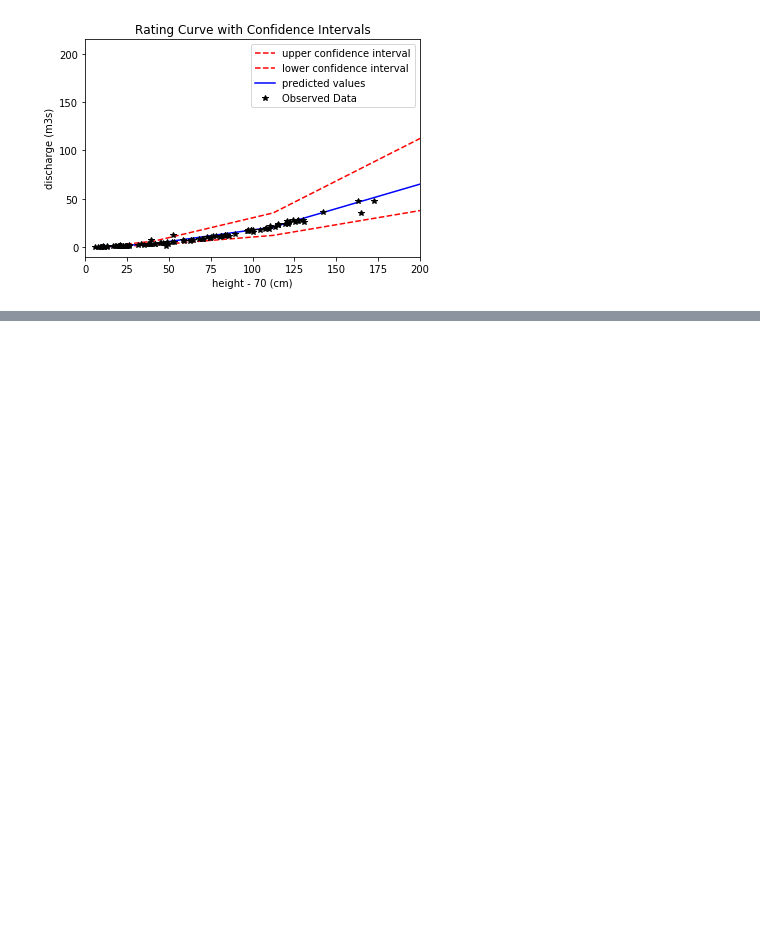
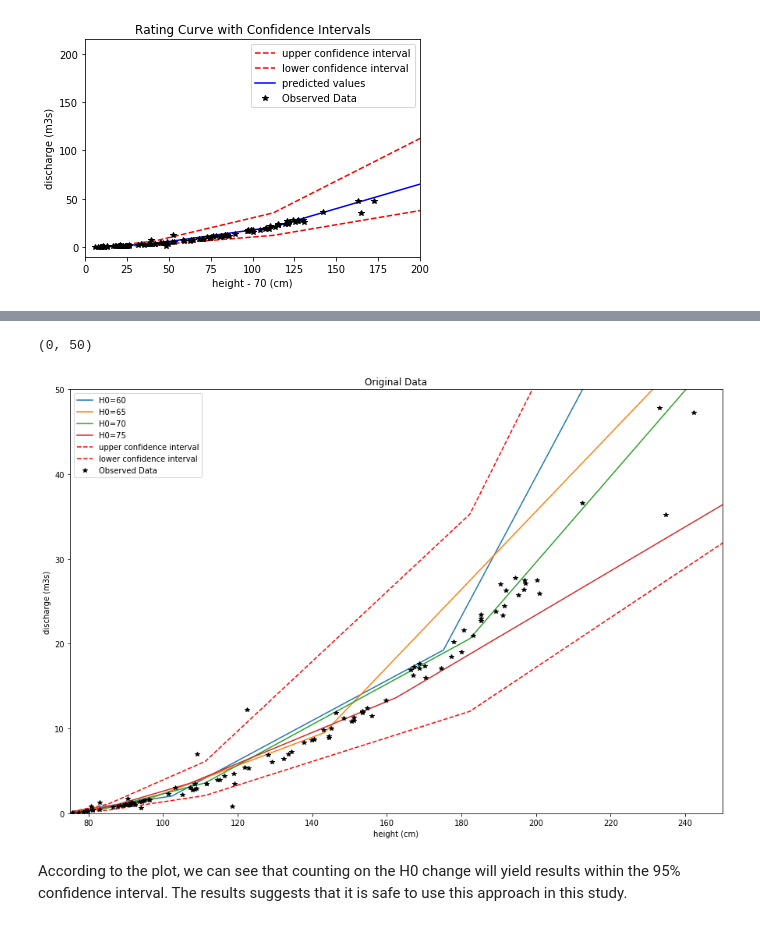
Before and after one commit to AzusaSayuri/UW-Data-analysis, a Jupyter notebook: HW4/Assignment 4 Ximin Hu.ipynb, the cells around one changed output, grey strips where cells are left out. Cells and saved outputs as stored; diff of their text form; code cells hidden in the pictures; blank space fills up the shorter version.

```diff
--- a/HW4/Assignment 4 Ximin Hu.ipynb
+++ b/HW4/Assignment 4 Ximin Hu.ipynb
@@ -475,0 +478,49 @@ plt.xlim(0,200)
+# %%
+def PolyFit(height,discharge,h0):
+    diff = height-h0
+    diff_logs = np.log(diff)
+    Qobs_logs = np.log(discharge)
+    P = np.polyfit(diff_logs, Qobs_logs, 1)
+    Yest = np.polyval(P,diff_logs)
+    x=diff_logs
+    p_x = np.arange(np.min(x),np.max(x)+1,1)
+
+    return P,Yest,p_x
+# %%
+#plot them out
+plt.figure(figsize=(15,10))
+
+
+P60,Yest60,x60=PolyFit(df_t['ms_cm'],df_t['discharge_m3s'],60)
+P65,Yest65,x65=PolyFit(df_t['ms_cm'],df_t['discharge_m3s'],65)
+P70,Yest70,x70=PolyFit(df_t['ms_cm'],df_t['discharge_m3s'],70)
+P75,Yest75,x75=PolyFit(df_t['ms_cm'],df_t['discharge_m3s'],75)
+#P80,Yest80=PolyFit(df_t['ms_cm'],df_t['discharge_m3s'],80)
+
+p_y60 = P60[0]*x60+P60[1]
+p_y65 = P65[0]*x65+P65[1]
+p_y70 = P70[0]*x70+P70[1]
+p_y75 = P75[0]*x75+P75[1]
+
+plt.plot(np.exp(x60)+60,np.exp(p_y60), label='H0=60')
+plt.plot(np.exp(x65)+65,np.exp(p_y65), label='H0=65')
+plt.plot(np.exp(x70)+70,np.exp(p_y70), label='H0=70')
+plt.plot(np.exp(x75)+75,np.exp(p_y75), label='H0=75')
+plt.plot(np.exp(p_x)+70,np.exp(lower),'r--', label='upper confidence interval')
+plt.plot(np.exp(p_x)+70,np.exp(upper),'r--', label='lower confidence interval')
+
+
+plt.plot(df_t['ms_cm'], np.exp(Qobs_logs), 'k*', label='Observed Data')
+
+#plt.plot(diff_logs, Qobs_logs, 'k*', label='Observed Data')
+plt.ylabel('discharge (m3s)')
+plt.xlabel('height (cm)')
+plt.legend(loc='best')
+plt.title('Original Data');
+plt.xlim(75,250)
+plt.ylim(0,50)
+# %% [output]
+(0, 50)
+[figure, added]
+# %% [markdown]
+According to the plot, we can see that counting on the H0 change will yield results within the 95% confidence interval. The results suggests that it is safe to use this approach in this study.
```
Also changed, not shown: parts of 2 cells of this notebook, 2 other files.
